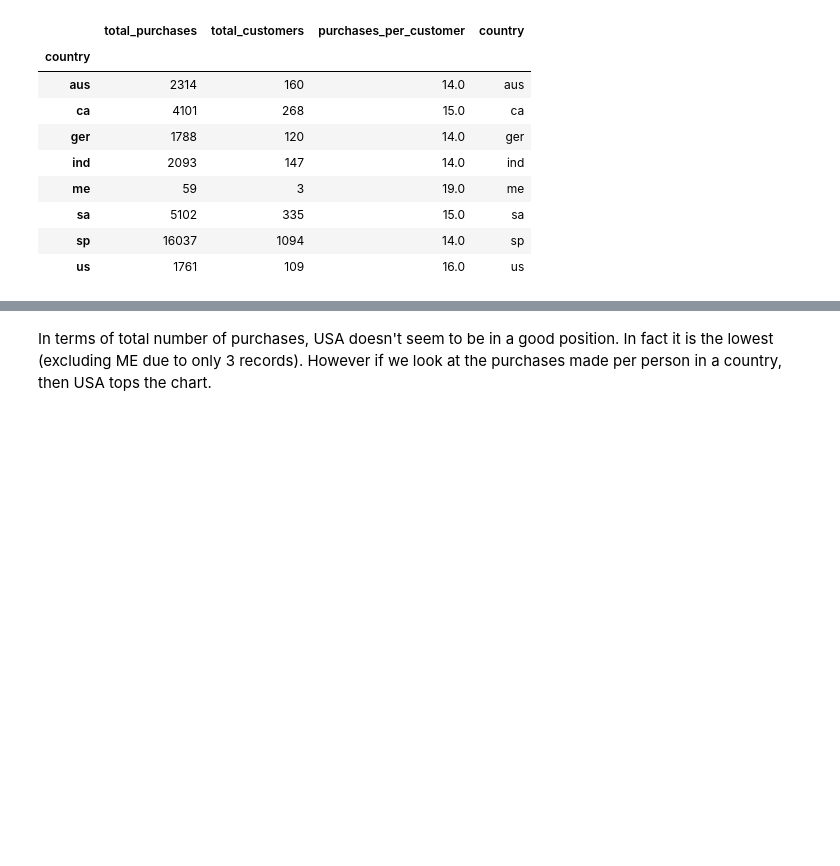
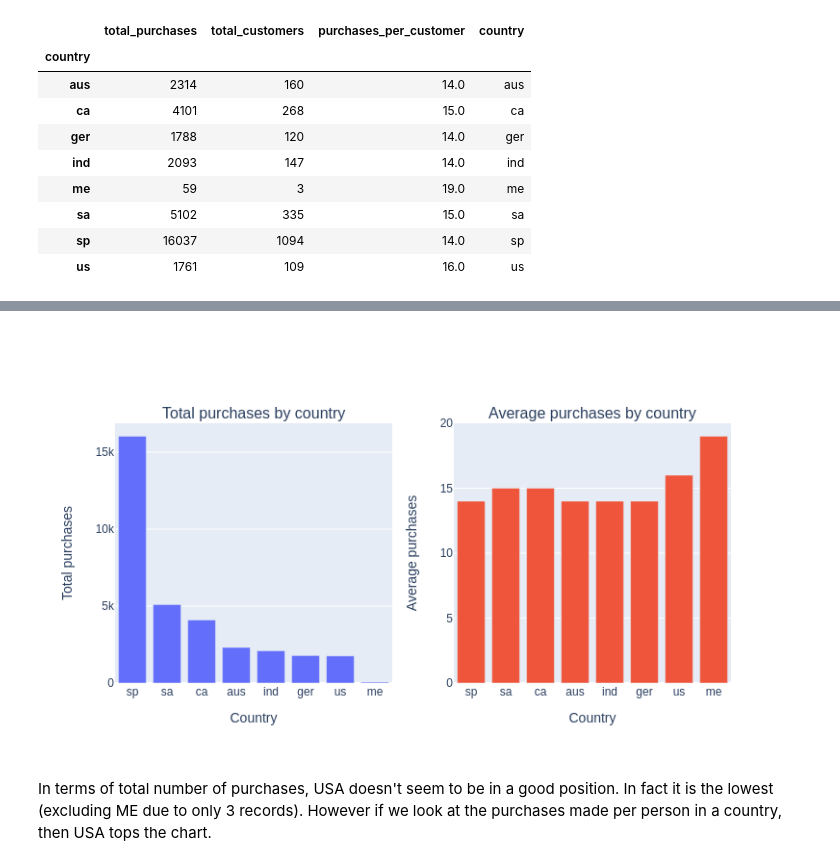
Before and after one commit to KelvinLam05/Binary-Text-Classification, a Jupyter notebook: marketing_analytics.ipynb, the cells around one changed output, grey strips where cells are left out. Saved outputs shown, nothing was run; the diff lists cells and outputs as text; code cells hidden in the pictures; blank space fills up the shorter version.

```diff
--- a/marketing_analytics.ipynb
+++ b/marketing_analytics.ipynb
@@ -398,6 +404,5 @@ fig['layout']['yaxis2']['title'] = 'Average purchases'
 
 fig.update_layout(showlegend = False)
 
-fig.update_layout(height = 600, width = 940)
-fig.show()
+gitly.show(fig)
 # %% [output]
@@ -405,3 +409,4 @@ fig.show()
+[figure, added]
 # %% [markdown]
 In terms of total number of purchases, USA doesn't seem to be in a good position. In fact it is the lowest (excluding ME due to only 3 records). However if we look at the purchases made per person in a country, then USA tops the chart.
 # %% [markdown]
```
Also changed, not shown: parts of 33 cells of this notebook.
